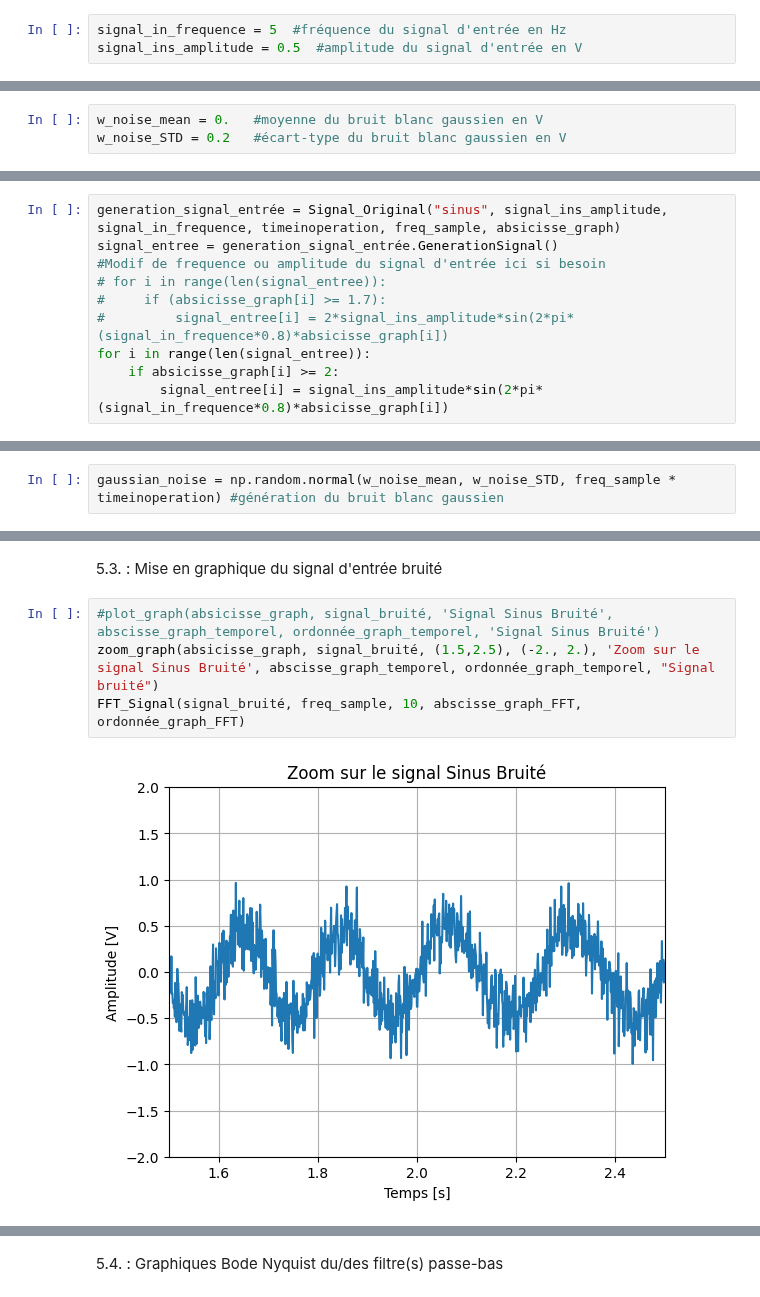
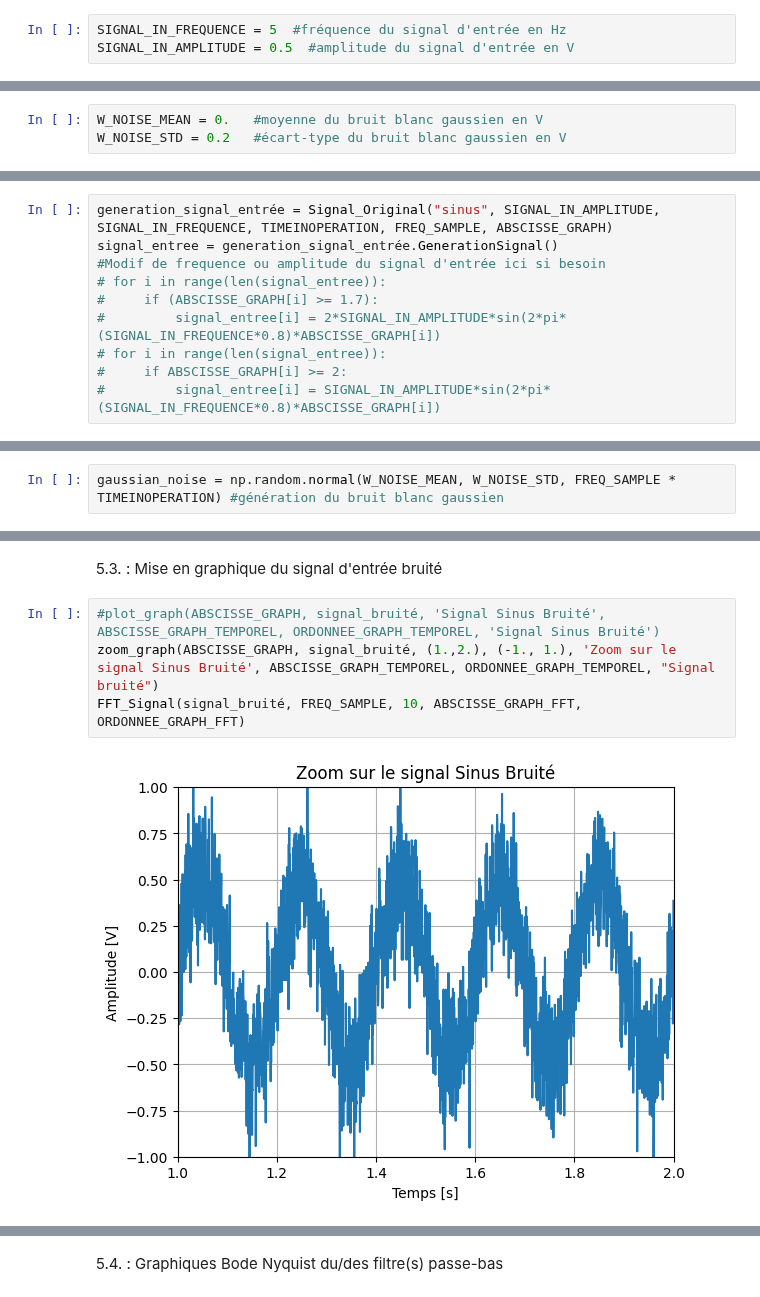
Before and after one commit to Trenzalore91/EI---KF, a Jupyter notebook: Untitled-1.ipynb, the cells around one changed output, grey strips where cells are left out. Cells and saved outputs as stored; diff of their text form.

Commit message:
comment + tentaive classe graph

```diff
--- a/Untitled-1.ipynb
+++ b/Untitled-1.ipynb
@@ -141,7 +141,7 @@ Variables utilisées pour la génération d'un signal sinusoïdal:
     / Sinus_Frequence représente la fréquence du signal en THz
     / Sinus_Amplitude représente l'amplitude du signal en cd
 # %%
-signal_in_frequence = 5  #fréquence du signal d'entrée en Hz
-signal_ins_amplitude = 0.5  #amplitude du signal d'entrée en V
+SIGNAL_IN_FREQUENCE = 5  #fréquence du signal d'entrée en Hz
+SIGNAL_IN_AMPLITUDE = 0.5  #amplitude du signal d'entrée en V
 # %% [markdown]
 Variables pour la génération du bruit blanc Gaussien (généré suivant une loi Normale):
@@ -150,6 +150,6 @@ Variables pour la génération du bruit blanc Gaussien (généré suivant une lo
 # %%
-w_noise_mean = 0.   #moyenne du bruit blanc gaussien en V
-w_noise_STD = 0.2   #écart-type du bruit blanc gaussien en V
+W_NOISE_MEAN = 0.   #moyenne du bruit blanc gaussien en V
+W_NOISE_STD = 0.2   #écart-type du bruit blanc gaussien en V
 # %% [markdown]
 Variables pour les filtres passe-bas
     / filtre_liste permet d'allouer un espace pour l'ajout de plusieurs filtre (généralisation)
@@ -209,20 +207,20 @@ Section 3 : Signal d'entrée
 Section 3.1. : Signal sinusoïdal
     / Génération d'un signal sinusoïdal ou carré en fonction du paramètre de l'objet
 # %%
-generation_signal_entrée = Signal_Original("sinus", signal_ins_amplitude, signal_in_frequence, timeinoperation, freq_sample, absicisse_graph)
+generation_signal_entrée = Signal_Original("sinus", SIGNAL_IN_AMPLITUDE, SIGNAL_IN_FREQUENCE, TIMEINOPERATION, FREQ_SAMPLE, ABSCISSE_GRAPH)
 signal_entree = generation_signal_entrée.GenerationSignal()
 #Modif de frequence ou amplitude du signal d'entrée ici si besoin
 # for i in range(len(signal_entree)):
-#     if (absicisse_graph[i] >= 1.7):
-#         signal_entree[i] = 2*signal_ins_amplitude*sin(2*pi*(signal_in_frequence*0.8)*absicisse_graph[i])
-for i in range(len(signal_entree)):
-    if absicisse_graph[i] >= 2:
-        signal_entree[i] = signal_ins_amplitude*sin(2*pi*(signal_in_frequence*0.8)*absicisse_graph[i])
+#     if (ABSCISSE_GRAPH[i] >= 1.7):
+#         signal_entree[i] = 2*SIGNAL_IN_AMPLITUDE*sin(2*pi*(SIGNAL_IN_FREQUENCE*0.8)*ABSCISSE_GRAPH[i])
+# for i in range(len(signal_entree)):
+#     if ABSCISSE_GRAPH[i] >= 2:
+#         signal_entree[i] = SIGNAL_IN_AMPLITUDE*sin(2*pi*(SIGNAL_IN_FREQUENCE*0.8)*ABSCISSE_GRAPH[i])
 # %% [markdown]
 Section 3.2. : Bruit blanc Gaussien
     / Génération d'un bruit blanc Gaussien sur base d'une loi Normale telle que N(moyenne, écart-type)
 # %%
-gaussian_noise = np.random.normal(w_noise_mean, w_noise_STD, freq_sample * timeinoperation) #génération du bruit blanc gaussien
+gaussian_noise = np.random.normal(W_NOISE_MEAN, W_NOISE_STD, FREQ_SAMPLE * TIMEINOPERATION) #génération du bruit blanc gaussien
 # %% [markdown]
 Section 3.3. : Signal sinusoïdal bruité
     / Génération d'un signal sinusoïdal bruité en faisant signal_bruité = signal_pur + bruit en tous points
@@ -314,8 +303,8 @@ plot_hist_gaussienne(gaussian_noise, w_noise_STD, absicisse_graph, abscisse_grap
 # %% [markdown]
 5.3. : Mise en graphique du signal d'entrée bruité
 # %%
-#plot_graph(absicisse_graph, signal_bruité, 'Signal Sinus Bruité',  abscisse_graph_temporel, ordonnée_graph_temporel, 'Signal Sinus Bruité')
-zoom_graph(absicisse_graph, signal_bruité, (1.5,2.5), (-2., 2.), 'Zoom sur le signal Sinus Bruité', abscisse_graph_temporel, ordonnée_graph_temporel, "Signal bruité")
-FFT_Signal(signal_bruité, freq_sample, 10, abscisse_graph_FFT, ordonnée_graph_FFT)
+#plot_graph(ABSCISSE_GRAPH, signal_bruité, 'Signal Sinus Bruité',  ABSCISSE_GRAPH_TEMPOREL, ORDONNEE_GRAPH_TEMPOREL, 'Signal Sinus Bruité')
+zoom_graph(ABSCISSE_GRAPH, signal_bruité, (1.,2.), (-1., 1.), 'Zoom sur le signal Sinus Bruité', ABSCISSE_GRAPH_TEMPOREL, ORDONNEE_GRAPH_TEMPOREL, "Signal bruité")
+FFT_Signal(signal_bruité, FREQ_SAMPLE, 10, ABSCISSE_GRAPH_FFT, ORDONNEE_GRAPH_FFT)
 # %% [output]
-[figure, old version]
+[figure, new version]
```
Also changed, not shown: parts of 30 cells of this notebook, 1 other file.
